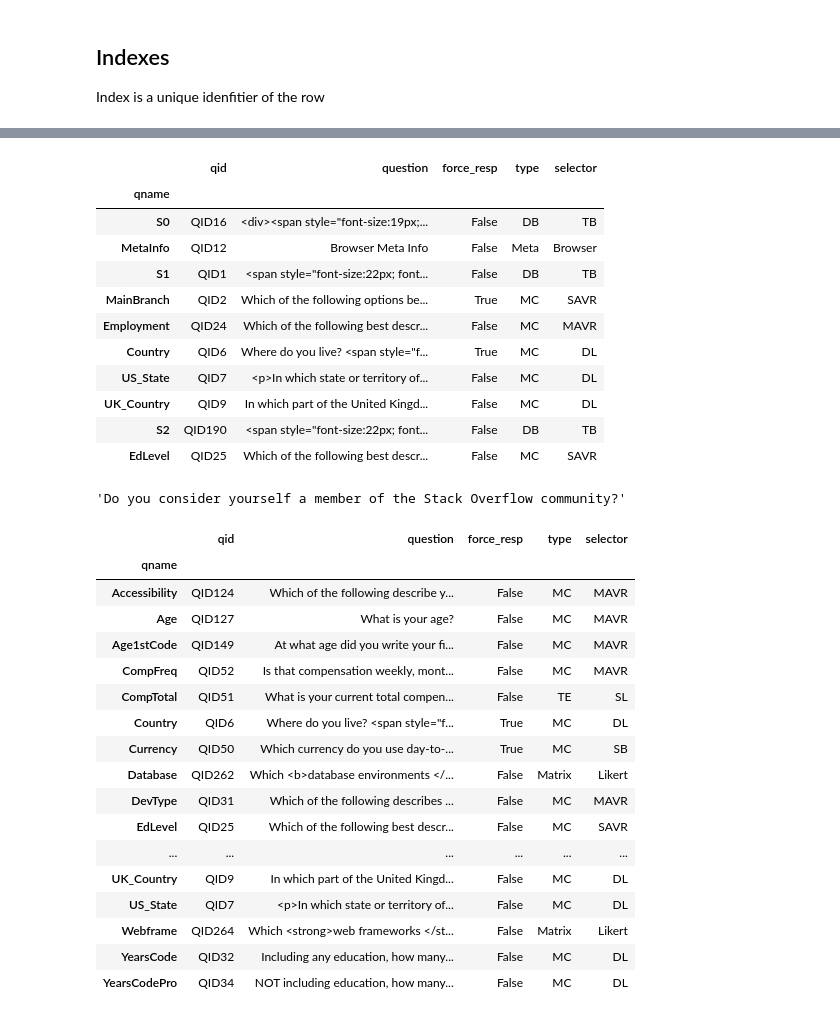
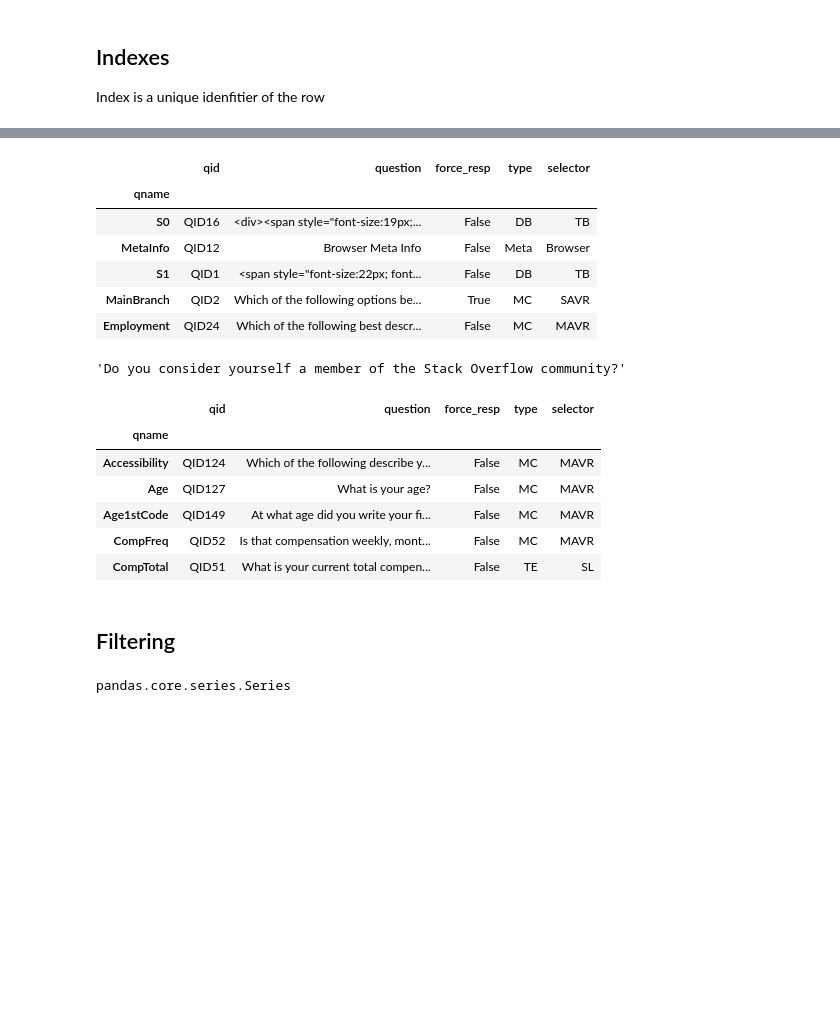
Before and after one commit to KekStroke/pandas-practice, a Jupyter notebook: Pandas Demo.ipynb, the cells around one changed output, grey strips where cells are left out. Cells and saved outputs as stored; diff of their text form; code cells hidden in the pictures; blank space fills up the shorter version.

```diff
--- a/Pandas Demo.ipynb
+++ b/Pandas Demo.ipynb
@@ -129,7 +135,7 @@ df.head(3)
 | 3 | I am not primarily a developer, b... | Student, full-time | Russian Federation | NaN | NaN | Bachelor’s degree (B.A., B.S., B.... | 11 - 17 years | Other online resources (ex: video... | NaN | ... |
 # %%
 df_schema.set_index('qname', inplace=True)
-df_schema.head(10)
+df_schema.head(5)
 # %% [output]
 |  | qid | question | force_resp | type | selector |
 | qname |  |  |  |  |  |
@@ -138,11 +144,6 @@ df_schema.head(10)
 | S1 | QID1 | <span style="font-size:22px; font... | False | DB | TB |
 | MainBranch | QID2 | Which of the following options be... | True | MC | SAVR |
 | Employment | QID24 | Which of the following best descr... | False | MC | MAVR |
-| Country | QID6 | Where do you live? <span style="f... | True | MC | DL |
-| US_State | QID7 | <p>In which state or territory of... | False | MC | DL |
-| UK_Country | QID9 | In which part of the United Kingd... | False | MC | DL |
-| S2 | QID190 | <span style="font-size:22px; font... | False | DB | TB |
-| EdLevel | QID25 | Which of the following best descr... | False | MC | SAVR |
 # %%
 # now we can read unclear question by quesiton name index
 df_schema.loc['SOComm', 'question']
@@ -151,23 +152,22 @@ df_schema.loc['SOComm', 'question']
 # %%
 # we can also sort our DataFrames
 df_schema.sort_index(inplace=True)
-df_schema
+df_schema.head(5)
 # %% [output]
 |  | qid | question | force_resp | type | selector |
 | qname |  |  |  |  |  |
 | Accessibility | QID124 | Which of the following describe y... | False | MC | MAVR |
 | Age | QID127 | What is your age? | False | MC | MAVR |
 | Age1stCode | QID149 | At what age did you write your fi... | False | MC | MAVR |
 | CompFreq | QID52 | Is that compensation weekly, mont... | False | MC | MAVR |
 | CompTotal | QID51 | What is your current total compen... | False | TE | SL |
-| Country | QID6 | Where do you live? <span style="f... | True | MC | DL |
-| Currency | QID50 | Which currency do you use day-to-... | True | MC | SB |
-| Database | QID262 | Which <b>database environments </... | False | Matrix | Likert |
-| DevType | QID31 | Which of the following describes ... | False | MC | MAVR |
-| EdLevel | QID25 | Which of the following best descr... | False | MC | SAVR |
-| ... | ... | ... | ... | ... | ... |
-| UK_Country | QID9 | In which part of the United Kingd... | False | MC | DL |
-| US_State | QID7 | <p>In which state or territory of... | False | MC | DL |
-| Webframe | QID264 | Which <strong>web frameworks </st... | False | Matrix | Likert |
-| YearsCode | QID32 | Including any education, how many... | False | MC | DL |
-| YearsCodePro | QID34 | NOT including education, how many... | False | MC | DL |
+# %% [markdown]
+<h2>Filtering</h2>
+# %%
+# in order to filter we should create filt variable first. It should be a Series object that contains True and Flase fields
+filt_py = (df['LanguageHaveWorkedWith'].str.contains('Python', na=False)) & ~(df['ConvertedCompYearly'].isnull()) &\
+          (df['Age'] != "Prefer not to say")
+filt = ~(df['ConvertedCompYearly'].isnull()) & (df['Age'] != "Prefer not to say")
+type(filt)
+# %% [output]
+pandas.core.series.Series
```
Also changed, not shown: parts of 7 cells of this notebook, 1 other file.
